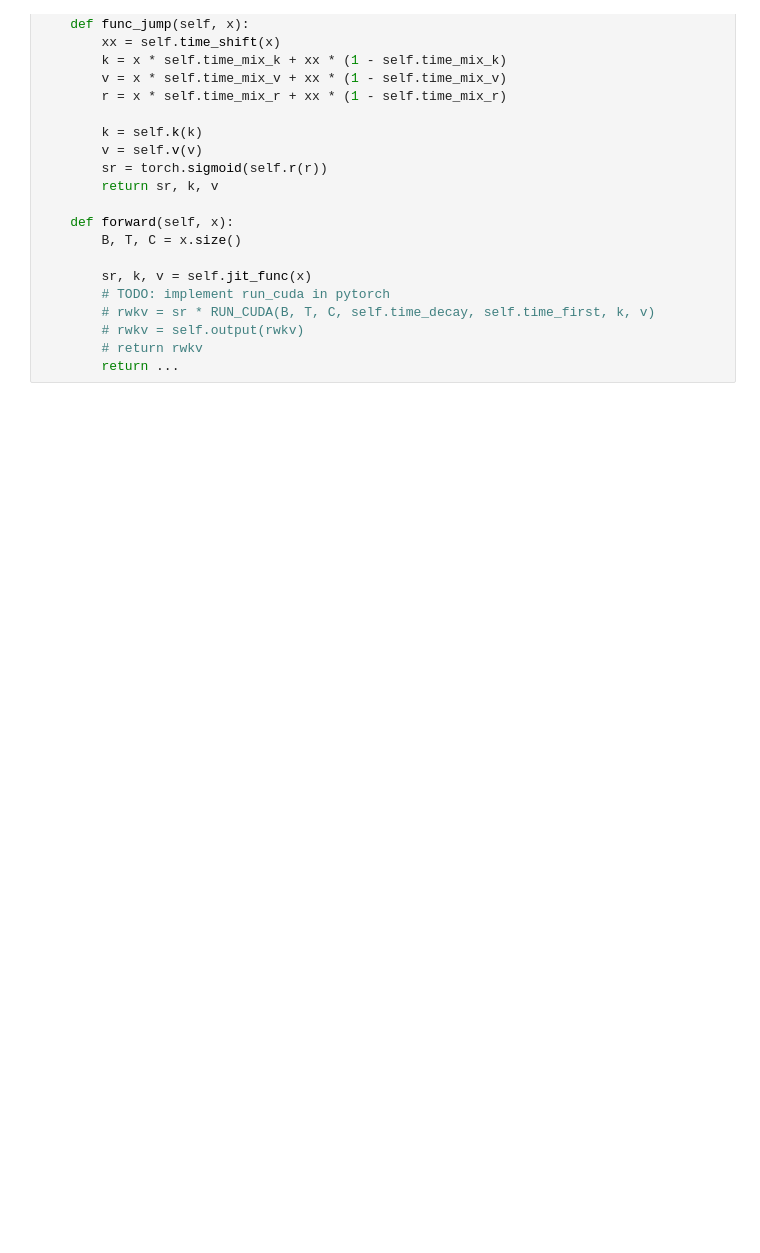
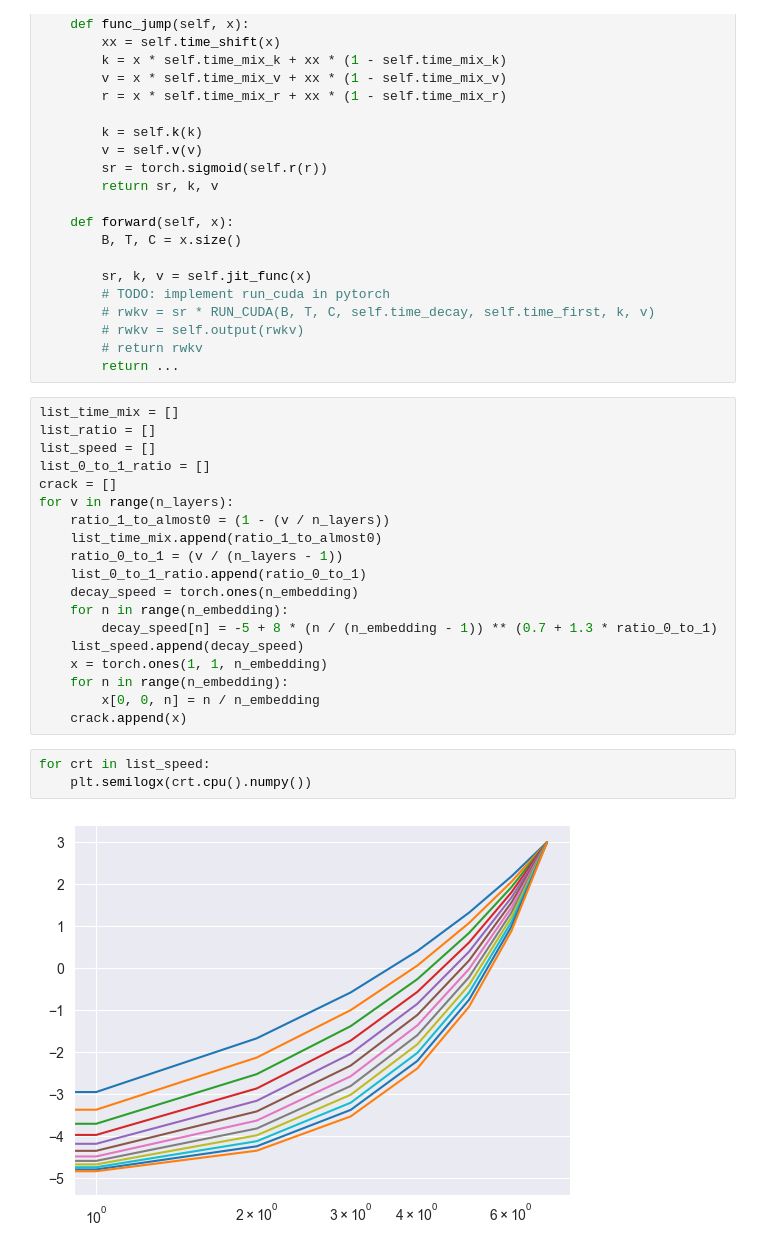
Before and after one commit to erfanzar/OST-OpenSourceTransformers, a Jupyter notebook: ipynb/math_playground.ipynb, the cells around one changed output. Saved outputs shown, nothing was run; the diff lists cells and outputs as text; blank space fills up the shorter version.

```diff
--- a/ipynb/math_playground.ipynb
+++ b/ipynb/math_playground.ipynb
@@ -97,3 +97,27 @@ class RWKV_TimeMix(torch.jit.ScriptModule):
         # rwkv = self.output(rwkv)
         # return rwkv
         return ...
+# %%
+list_time_mix = []
+list_ratio = []
+list_speed = []
+list_0_to_1_ratio = []
+crack = []
+for v in range(n_layers):
+    ratio_1_to_almost0 = (1 - (v / n_layers))
+    list_time_mix.append(ratio_1_to_almost0)
+    ratio_0_to_1 = (v / (n_layers - 1))
+    list_0_to_1_ratio.append(ratio_0_to_1)
+    decay_speed = torch.ones(n_embedding)
+    for n in range(n_embedding):
+        decay_speed[n] = -5 + 8 * (n / (n_embedding - 1)) ** (0.7 + 1.3 * ratio_0_to_1)
+    list_speed.append(decay_speed)
+    x = torch.ones(1, 1, n_embedding)
+    for n in range(n_embedding):
+        x[0, 0, n] = n / n_embedding
+    crack.append(x)
+# %%
+for crt in list_speed:
+    plt.semilogx(crt.cpu().numpy())
+# %% [output]
+[figure, added]
```
Also changed, not shown: parts of 2 cells of this notebook, 3 other files.
